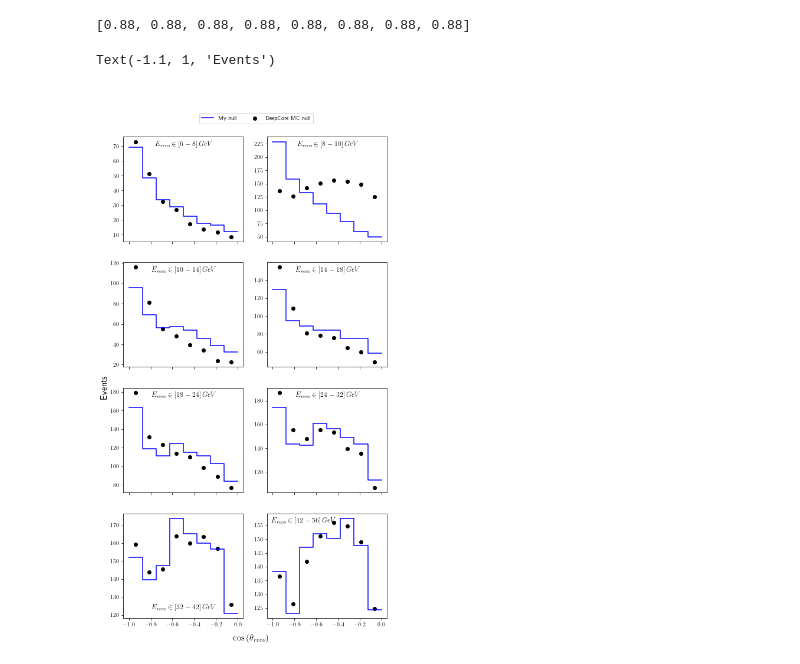
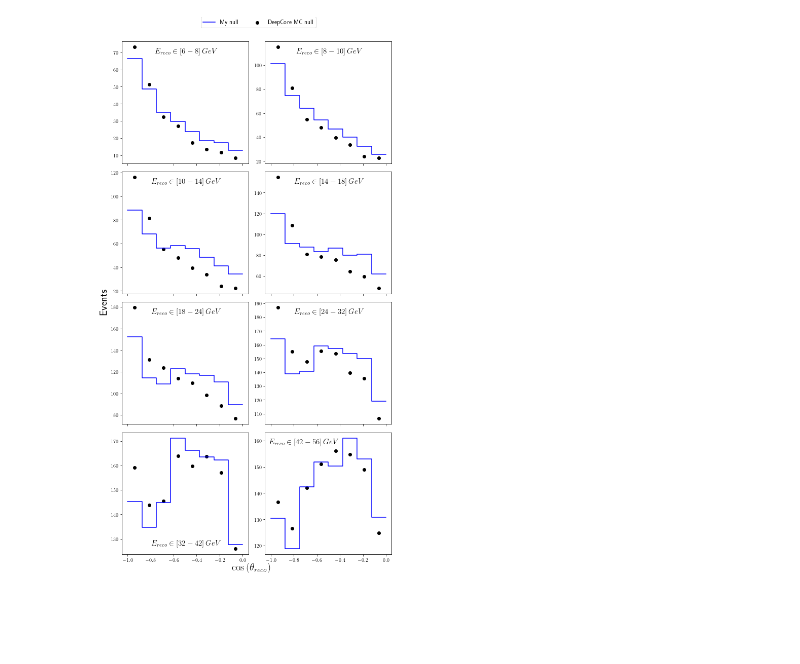
Before and after one commit to Sjoeborg/thesis, a Jupyter notebook: notebooks/inspectDataDC.ipynb, the cells around one changed output. Drawn from its saved outputs; the diff is of its cells as text; code cells hidden in the pictures; blank space fills up the shorter version.

```diff
--- a/notebooks/inspectDataDC.ipynb
+++ b/notebooks/inspectDataDC.ipynb
@@ -39,21 +39,21 @@ e_res = np.array(e_res).reshape(8,8)
 ebar_res = []
 for aeff_df in ebar_list:
     aeff_df['flux'] = get_flux('ebar',10**aeff_df.E_avg,aeff_df.z_avg,interp_flux)
-    aeff_df['volume'] = (aeff_df.Emax-aeff_df.Emin)*(aeff_df.zmax-aeff_df.zmin)     *aeff_df.aeff_EBar*aeff_df.DOMeff*aeff_df.ICEeff*aeff_df.flux
+    aeff_df['volume'] = (aeff_df.Emax-aeff_df.Emin)*(aeff_df.zmax-aeff_df.zmin)     *aeff_df.aeff_EBar*aeff_df.flux*aeff_df.DOMeff*aeff_df.ICEeff
     ebar_res.append(np.sum(aeff_df.volume)*livetime*2*np.pi)
 ebar_res = np.array(ebar_res).reshape(8,8)
 
 mu_res = []
 for aeff_df in mu_list:
     aeff_df['flux'] = get_flux('m',10**aeff_df.E_avg,aeff_df.z_avg,interp_flux)
-    aeff_df['volume'] = (aeff_df.Emax-aeff_df.Emin)*(aeff_df.zmax-aeff_df.zmin)     *aeff_df.aeff_Mu*aeff_df.DOMeff*aeff_df.ICEeff*aeff_df.flux
+    aeff_df['volume'] = (aeff_df.Emax-aeff_df.Emin)*(aeff_df.zmax-aeff_df.zmin)     *aeff_df.aeff_Mu*aeff_df.flux*aeff_df.DOMeff*aeff_df.ICEeff
     mu_res.append(np.sum(aeff_df.volume)*livetime*2*np.pi)
 mu_res = np.array(mu_res).reshape(8,8)
 
 mubar_res = []
 for aeff_df in mubar_list:
     aeff_df['flux'] = get_flux('mbar',10**aeff_df.E_avg,aeff_df.z_avg,interp_flux)
-    aeff_df['volume'] = (aeff_df.Emax-aeff_df.Emin)*(aeff_df.zmax-aeff_df.zmin)     *aeff_df.aeff_Mubar*aeff_df.DOMeff*aeff_df.ICEeff*aeff_df.flux
+    aeff_df['volume'] = (aeff_df.Emax-aeff_df.Emin)*(aeff_df.zmax-aeff_df.zmin)     *aeff_df.aeff_Mubar*aeff_df.flux*aeff_df.DOMeff*aeff_df.ICEeff
     mubar_res.append(np.sum(aeff_df.volume)*livetime*2*np.pi)
 mubar_res = np.array(mubar_res).reshape(8,8)
 
@@ -73,7 +73,7 @@ for aeff_df in ncbar_list:
     ncbar_res.append(np.sum(aeff_df.volume)*livetime*2*np.pi)
 ncbar_res = np.array(ncbar_res).reshape(8,8)
 # %%
-res = mu_res+mubar_res#e_res+ebar_res+mu_res+mubar_res#+nc_res+ncbar_res
+res = mu_res+mubar_res+e_res+ebar_res#+nc_res+ncbar_res
 #Får bättre fit med bara mu ...
 # %%
 MC_list = get_DC_MC()
@@ -83,28 +80,23 @@ res_z = np.sum(res,axis=0)
-# %%
-[0.88]*8
-# %% [output]
-[0.88, 0.88, 0.88, 0.88, 0.88, 0.88, 0.88, 0.88]
 # %%
 from scipy.optimize import leastsq
 fig, ax = plt.subplots(4,2, sharex=True, squeeze=True, figsize=(8,15))
 ax = ax.flatten()
 zreco_midpoints = zreco[0:-1] +np.diff(zreco)/2
 title_pos = [(0.5,0.88)]*8
 title_pos[6] = (0.5,0.05)
 title_pos[7] = (0.3,0.88)
 Ebins = Ereco.astype(int)
 for i in range(8):
     norms = leastsq(lambda x:x*res[:,i]-MC_list[i], x0=10)[0]
     res_hist = to_hist(res[:,i]*norms)
     MC_hist = to_hist(MC_list[i])
     ax[i].step(zreco, res_hist, where='post', label='My null', color='blue')
     ax[i].scatter(zreco_midpoints, MC_list[i], label='DeepCore MC null', color='black')
-    ax[i].set_title(rf'$E_{{reco}} \in [{Ebins[i]}-{Ebins[i+1]}] \, GeV$',x = title_pos[i][0], y = title_pos[i][1])
+    ax[i].set_title(rf'$E_{{reco}} \in [{Ebins[i]}-{Ebins[i+1]}] \, GeV$',x = title_pos[i][0], y = title_pos[i][1], fontsize=15)
 handles, labels = ax[0].get_legend_handles_labels()
-fig.legend(handles, labels, loc=(0.35,0.935), ncol=2)
-fig.suptitle(r'$\cos{(\theta_{{reco}})}$',y=0.1,fontsize=15)
+fig.legend(handles, labels, loc=(0.35,0.98), ncol=2, fontsize=12)
+fig.suptitle(r'$\cos{(\theta_{{reco}})}$',y=0.01,fontsize=20)
 fig.tight_layout()
-ax[4].set_ylabel('Events', fontsize=15, x=-1.1,y=1)
+_=ax[4].set_ylabel('Events', fontsize=20, x=-1.1,y=1)
 # %% [output]
-Text(-1.1, 1, 'Events')
-[figure, old version]
+[figure, new version]
```
Also changed, not shown: parts of 5 cells of this notebook, 2 other files.
